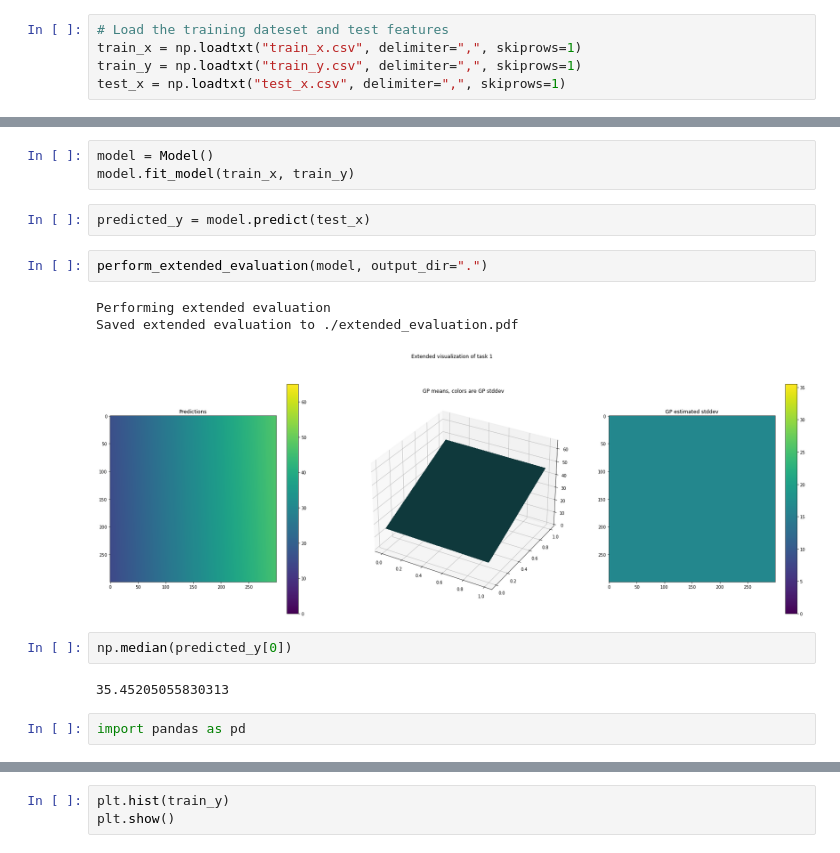
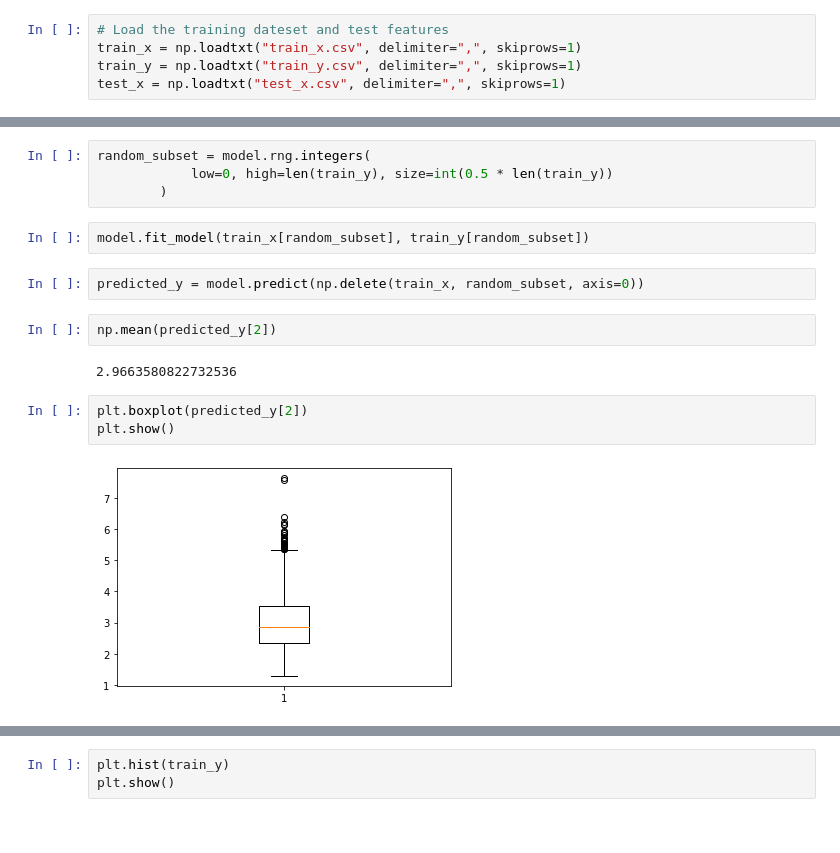
Before and after one commit to marco27183/Probabilistic-AI-Projects, a Jupyter notebook: Task 1/Visualizations.ipynb, the cells around one changed output, grey strips where cells are left out. Cells and saved outputs as stored; diff of their text form.

```diff
--- a/Task 1/Visualizations.ipynb
+++ b/Task 1/Visualizations.ipynb
@@ -186,18 +192,18 @@ def perform_extended_evaluation(model: Model, output_dir: str = "/results"):
+# %%
+random_subset = model.rng.integers(
+            low=0, high=len(train_y), size=int(0.5 * len(train_y))
+        )
 # %%
-model = Model()
-model.fit_model(train_x, train_y)
+model.fit_model(train_x[random_subset], train_y[random_subset])
 # %%
-predicted_y = model.predict(test_x)
+predicted_y = model.predict(np.delete(train_x, random_subset, axis=0))
-# %%
-perform_extended_evaluation(model, output_dir=".")
-# %% [output]
-Performing extended evaluation
-Saved extended evaluation to ./extended_evaluation.pdf
-[figure, removed]
 # %%
-np.median(predicted_y[0])
+np.mean(predicted_y[2])
 # %% [output]
-35.45205055830313
+2.9663580822732536
-# %%
-import pandas as pd
+# %%
+plt.boxplot(predicted_y[2])
+plt.show()
+# %% [output]
+[figure, added]
 # %%
```
Also changed, not shown: parts of 12 cells of this notebook, 2 other files.
